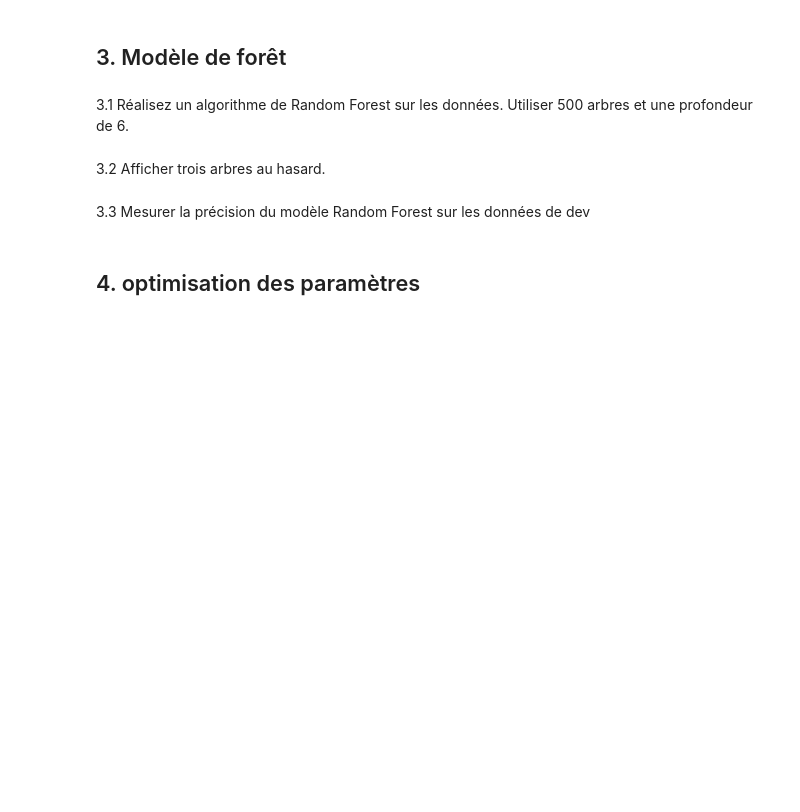
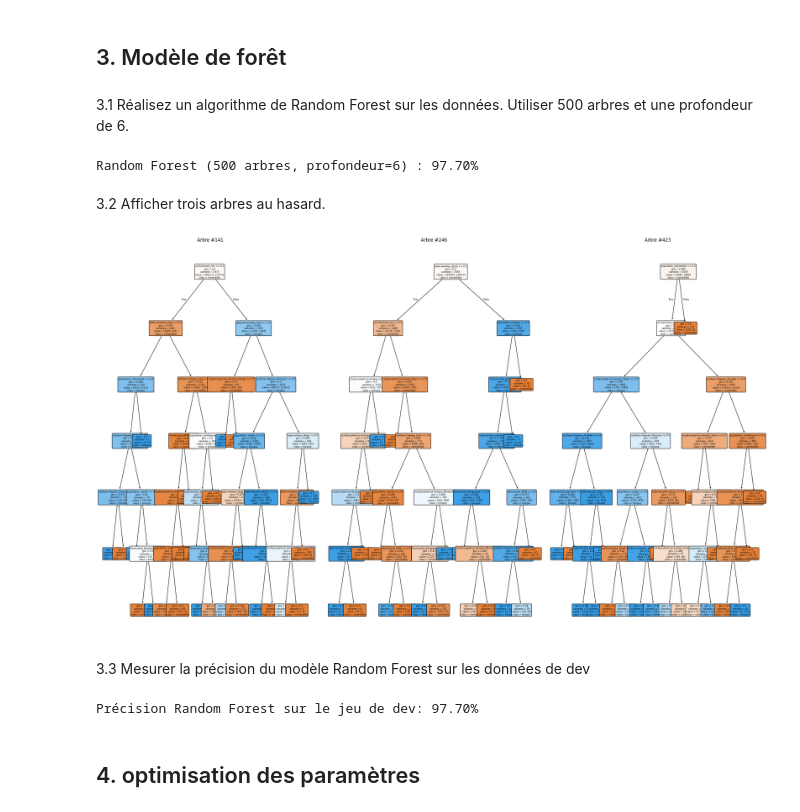
Before and after one commit to Sancti0n/epsi_code_tp, a Jupyter notebook: MachineLeaning/TP1_classification_champignons.ipynb, the cells around one changed output. Cells and saved outputs as stored; diff of their text form; code cells hidden in the pictures; blank space fills up the shorter version.

```diff
--- a/MachineLeaning/TP1_classification_champignons.ipynb
+++ b/MachineLeaning/TP1_classification_champignons.ipynb
@@ -167,5 +194,25 @@ plt.show()
 ## 3. Modèle de forêt
 # %% [markdown]
 3.1 Réalisez un algorithme de Random Forest sur les données. Utiliser 500 arbres et une profondeur de 6.
+# %%
+from sklearn.ensemble import RandomForestClassifier
+from sklearn.metrics import accuracy_score
+
+# 1. Créer le modèle Random Forest
+rf_clf = RandomForestClassifier(
+    n_estimators=500, max_depth=6, random_state=42
+)
+
+# 2. Entraîner sur les données d'apprentissage
+rf_clf.fit(X_train, y_train)
+
+# 3. Prédire sur les données de dev
+y_pred_rf = rf_clf.predict(X_dev)
+
+# 4. Mesurer la précision
+accuracy_p = accuracy_score(y_dev, y_pred_rf)
+print(f"Random Forest (500 arbres, profondeur=6) : {accuracy_p*100:.2f}%")
+# %% [output]
+Random Forest (500 arbres, profondeur=6) : 97.70%
 # %% [markdown]
 3.2 Afficher trois arbres au hasard.
@@ -174,5 +219,41 @@ from random import randint
+# %%
+import matplotlib.pyplot as plt
+from sklearn.tree import plot_tree
+from random import randint
+
+plt.figure(figsize=(25, 15))
+
+for i in range(3):
+    idx = randint(0, len(rf_clf.estimators_) - 1)
+    plt.subplot(1, 3, i+1)
+    plot_tree(
+        rf_clf.estimators_[idx],
+        feature_names=features.columns,
+        class_names=["comestible", "toxique"],
+        filled=True,
+        rounded=True,
+        fontsize=6
+    )
+    plt.title(f"Arbre #{idx}")
+
+plt.tight_layout()
+plt.show()
+# %% [output]
+[figure, added]
 # %% [markdown]
 3.3 Mesurer la précision du modèle Random Forest sur les données de dev
+# %%
+from sklearn.metrics import accuracy_score
+
+# Prédictions sur le jeu de dev
+y_pred_rf = rf_clf.predict(X_dev)
+
+# Calcul de la précision
+accuracy_rf = accuracy_score(y_dev, y_pred_rf)
+
+print(f"Précision Random Forest sur le jeu de dev: {accuracy_rf*100:.2f}%")
+# %% [output]
+Précision Random Forest sur le jeu de dev: 97.70%
 # %% [markdown]
 ## 4. optimisation des paramètres
 # %% [markdown]
```
Also changed, not shown: parts of 17 cells of this notebook.
